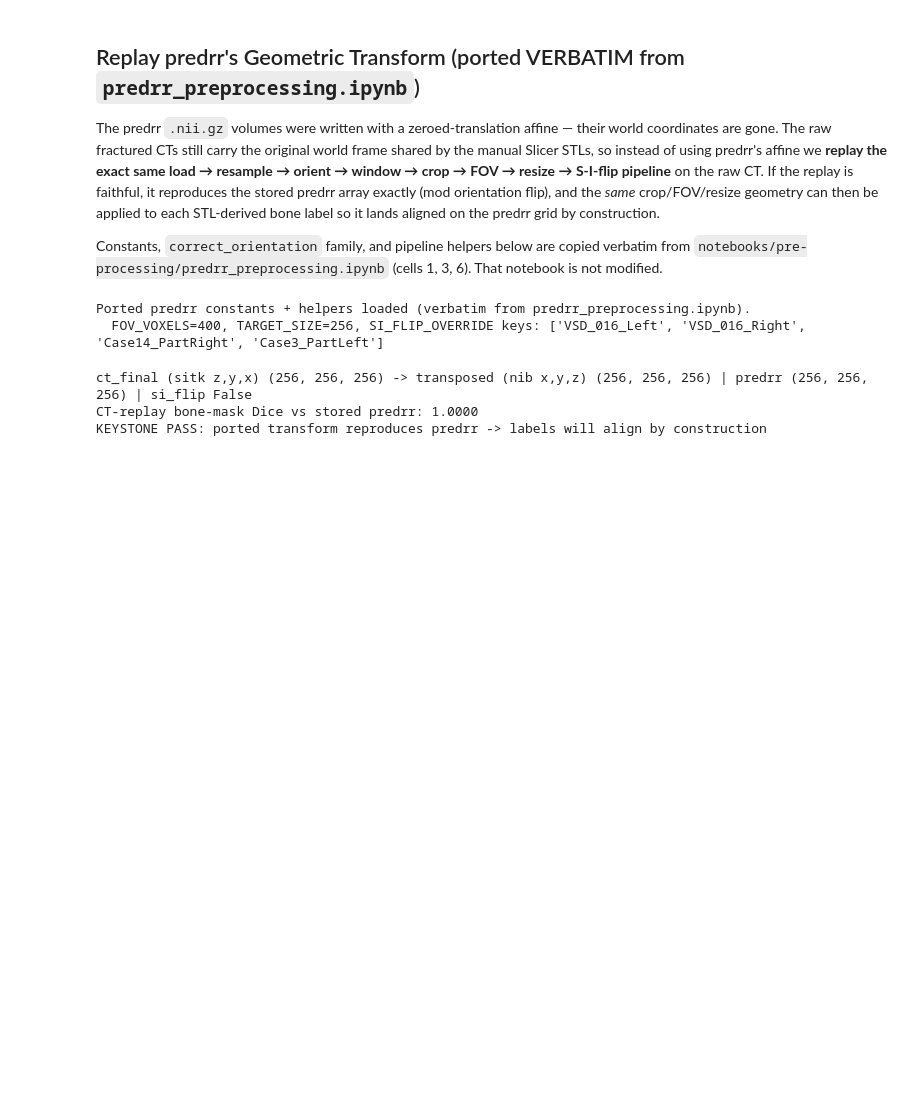
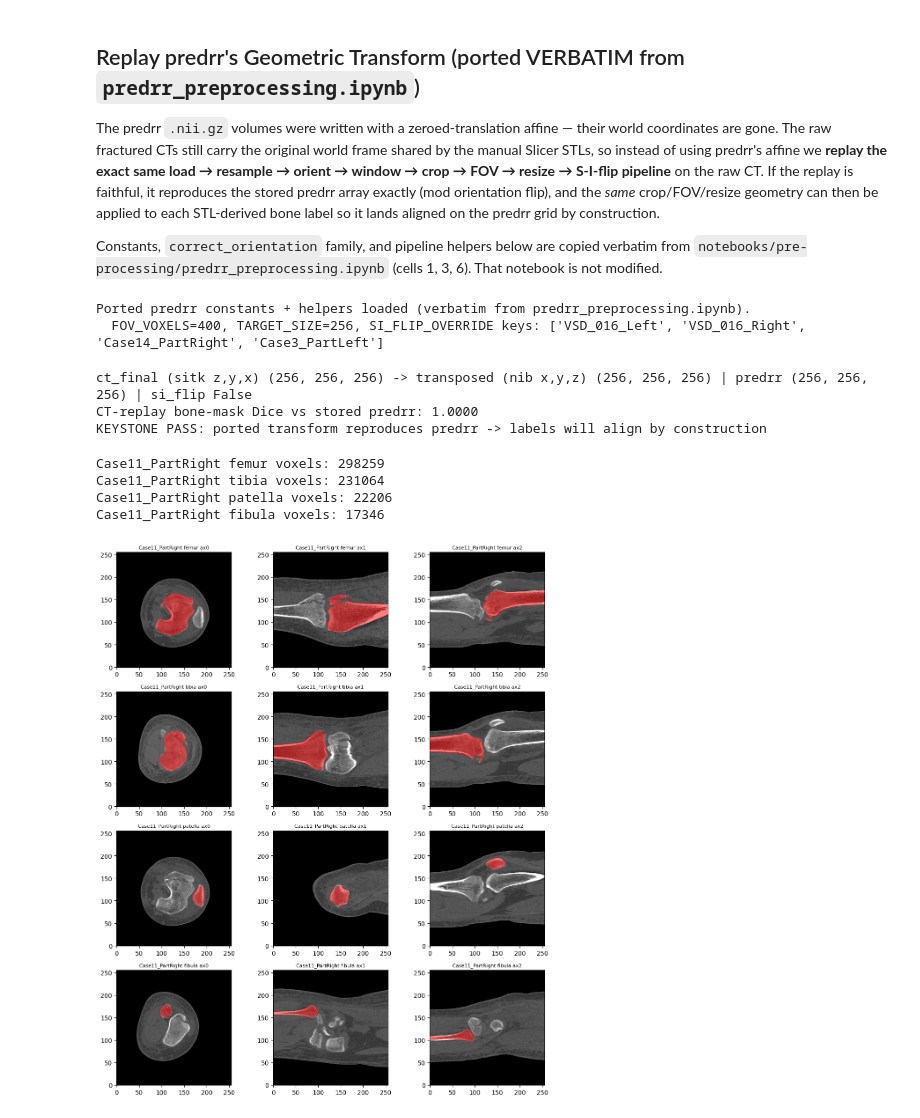
Before and after one commit to CodesTree/XrayTo3D-Capstone, a Jupyter notebook: TestProject/notebooks/modeling/gt_per_bone.ipynb, the cells around one changed output. Cells and saved outputs as stored; diff of their text form; code cells hidden in the pictures; blank space fills up the shorter version.

```diff
--- a/TestProject/notebooks/modeling/gt_per_bone.ipynb
+++ b/TestProject/notebooks/modeling/gt_per_bone.ipynb
@@ -366,0 +420,25 @@ KEYSTONE PASS: ported transform reproduces predrr -> labels will align by constr
+# %%
+key = sorted(cases)[0]
+ct, gt = build_bone_gt(key, cases[key])
+ctf = ct["ct_final"]
+for bone in BONES:
+    print(key, bone, "voxels:", int(gt[bone].sum()))
+    assert gt[bone].sum() > 300, f"{bone} mask implausibly small"
+
+fig, ax = plt.subplots(len(BONES), 3, figsize=(11, 3.2 * len(BONES)))
+for r, bone in enumerate(BONES):
+    mask = gt[bone]
+    for a, axis in enumerate([0, 1, 2]):
+        s = mask.sum(axis=tuple(i for i in range(3) if i != axis)).argmax()
+        ax[r, a].imshow(np.take(ctf, s, axis=axis).T, cmap="gray", origin="lower")
+        ms = np.take(mask, s, axis=axis)
+        ax[r, a].imshow(np.ma.masked_where(ms.T == 0, ms.T), cmap="autumn", alpha=0.5, origin="lower")
+        ax[r, a].set_title(f"{key} {bone} ax{axis}", fontsize=8)
+plt.tight_layout()
+plt.savefig(OUT_ROOT / f"_spotcheck_{key}.png", dpi=110); plt.show()
+# %% [output]
+Case11_PartRight femur voxels: 298259
+Case11_PartRight tibia voxels: 231064
+Case11_PartRight patella voxels: 22206
+Case11_PartRight fibula voxels: 17346
+[figure, added]
```
Also changed, not shown: parts of 4 cells of this notebook.
